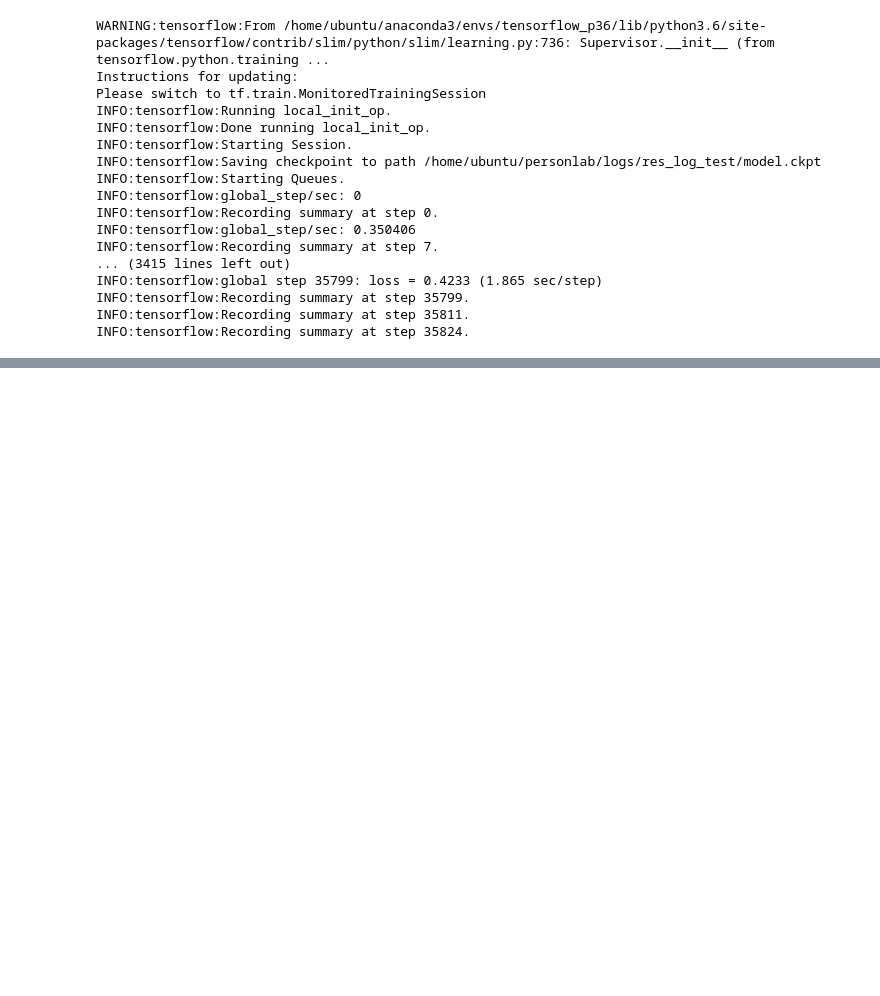
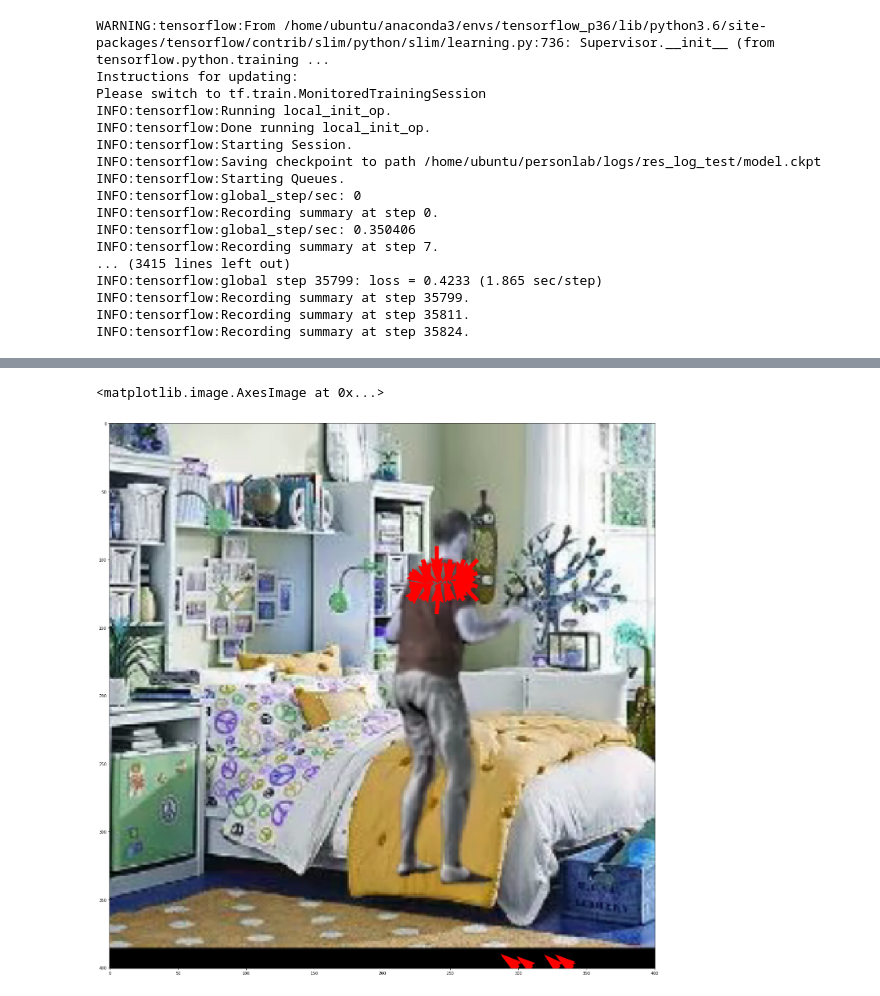
Before and after one commit to Naykira/personlab, a Jupyter notebook: tf-resnet-surreal.ipynb, the cells around one changed output, grey strips where cells are left out. Saved outputs shown, nothing was run; the diff lists cells and outputs as text; code cells hidden in the pictures; blank space fills up the shorter version.

```diff
--- a/tf-resnet-surreal.ipynb
+++ b/tf-resnet-surreal.ipynb
@@ -238,0 +242,37 @@ m_out
+# %%
+plt.figure()
+rcParams['figure.figsize'] = [25, 25]
+res = []
+
+def pp(img, alpha=0.5):
+    out = img.copy()
+    if img.max() > 1.:
+        out = out / 255.
+    return out
+
+SURREAL_KP_MAP = [
+    15, #턱 0
+    12, #목 1
+    9,  #가슴 2
+    16, 18, 20, #왼쪽 어깨, 팔꿈치, 손목 3 4 5
+    17, 19, 21, #오른쪽 어깨, 팔꿈치, 손목 6 7 8
+    3, #배 9
+    1, 4, 7, #왼쪽 엉덩이, 무릎, 발목 10 11 12
+    2, 5, 8, #왼쪽 엉덩이, 무릎, 발목 13 14 15
+]
+for x in range(config.TAR_H):
+    if x%10 != 0:
+        continue
+    for y in range(config.TAR_W):
+        if y%10 != 0:
+            continue
+        i = 12
+        for i in [3, 6]:
+            if hm[b_i][x][y][i]>0.5 and abs(so_x[b_i][x][y][i]) + abs(so_y[b_i][x][y][i]) > 0:
+                res.append((x, y, so_x[b_i][x][y][i], so_y[b_i][x][y][i]))
+X, Y, U, V = zip(*res)
+plt.quiver(Y, X, U, V, color='r', angles='xy', scale_units='xy', scale=1)
+plt.imshow(pp(img[b_i],alpha=0.5))
+# %% [output]
+<matplotlib.image.AxesImage at 0x...>
+[figure, added]
```
Also changed, not shown: parts of 4 cells of this notebook.
